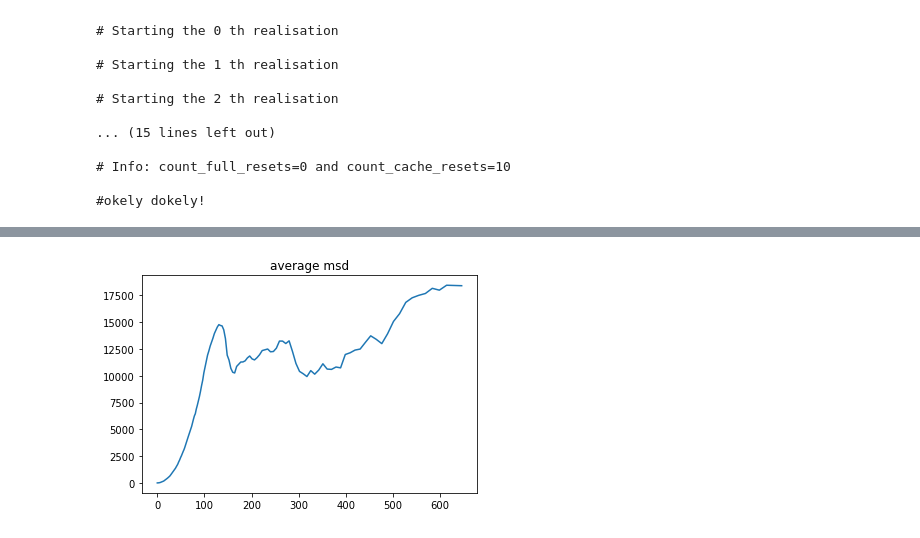
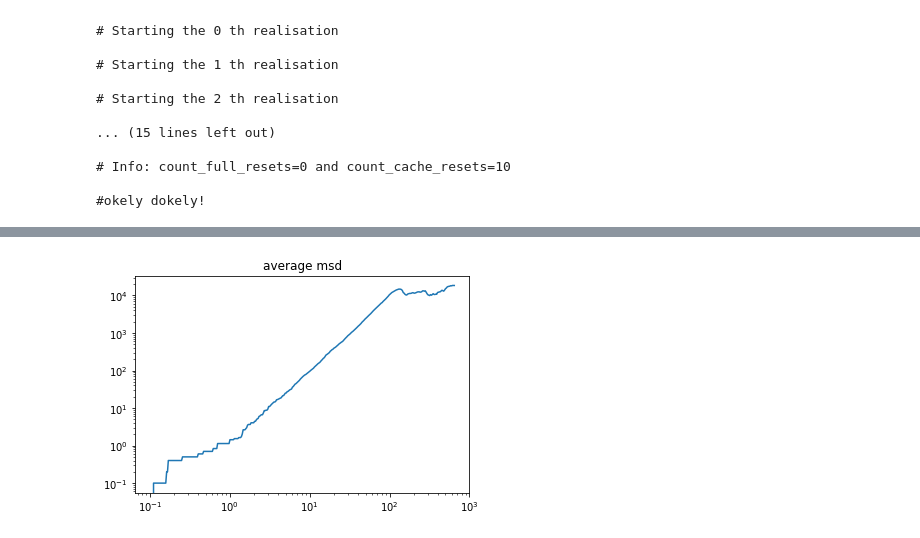
Before and after one commit to Irene-Li/BARW, a Jupyter notebook: BARW/plot_data.ipynb, the cells around one changed output, grey strips where cells are left out. Drawn from its saved outputs; the diff is of its cells as text; code cells hidden in the pictures.

```diff
--- a/BARW/plot_data.ipynb
+++ b/BARW/plot_data.ipynb
@@ -63,4 +76,6 @@ for (i, realisation) in enumerate(realisations):
 
     m2 = coarse_grain_moments[:, 2]
     m4 = coarse_grain_moments[:, 4]
-    binder += 1 - (m4/(3*m2*m2))
+    binder = 1 - (m4/(3*m2*m2))
+
+    print(binder)
@@ -67,9 +103,11 @@ for (i, realisation) in enumerate(realisations):
 # %%
 # plot average msd vs time
 t = select_longest(times)[:-1]
 mean_msd = np.mean(pad(msds), axis=0)
 plt.title('average msd')
 plt.plot(t, mean_msd)
+plt.yscale('log')
+plt.xscale('log')
 plt.show()
 # %% [output]
-[figure, old version]
+[figure, new version]
```
Also changed, not shown: parts of 3 cells of this notebook, 2 other files.
